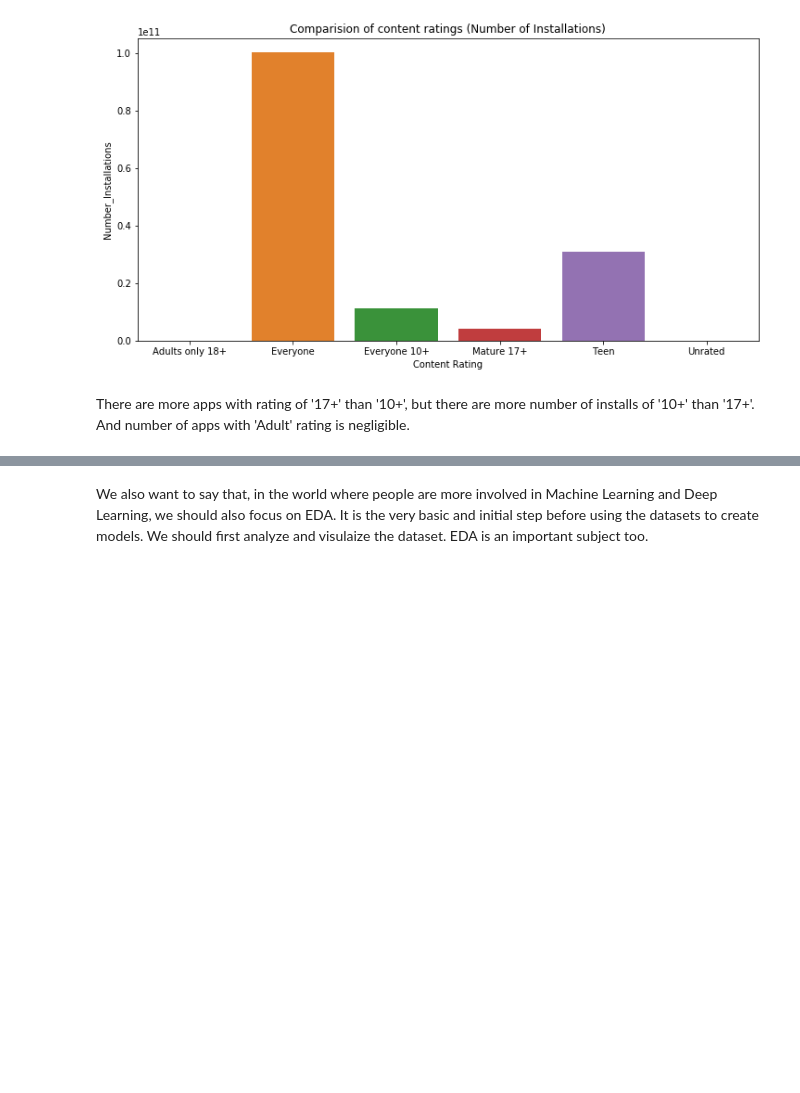
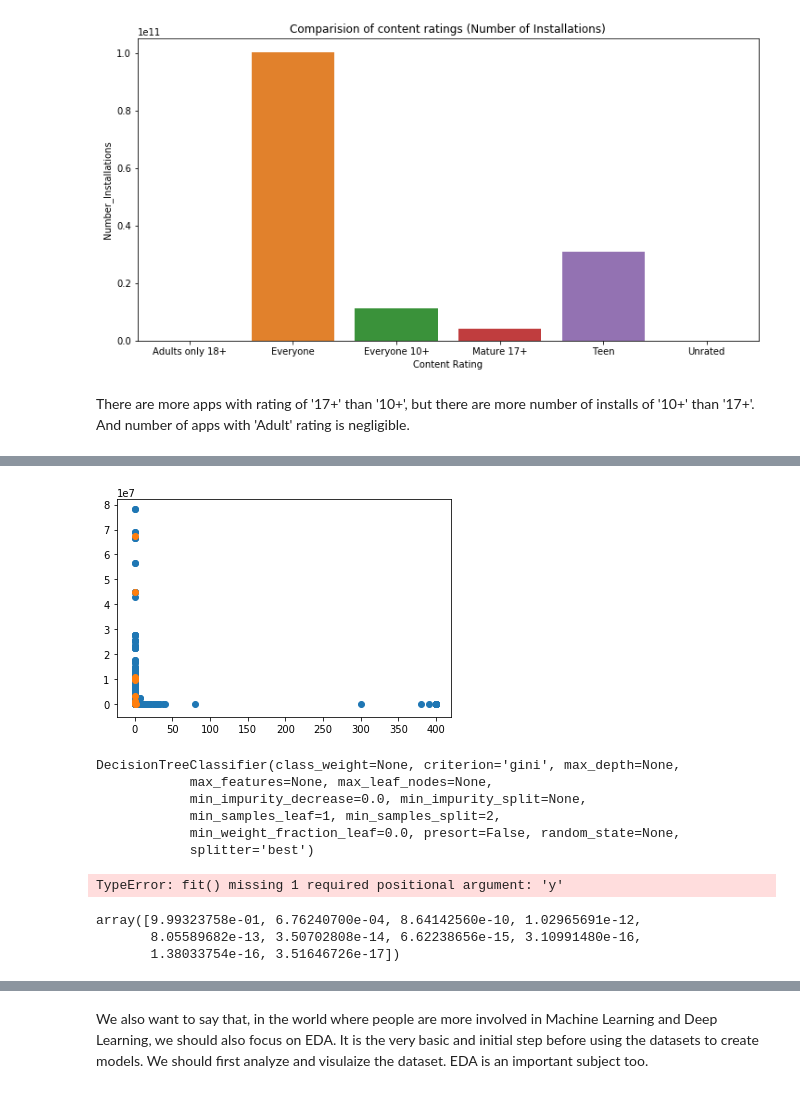
Before and after one commit to Kashish-Chugh/EDA_Play_Store_Apps, a Jupyter notebook: EDA_Google_Play_Store_App_Latest.ipynb, the cells around one changed output, grey strips where cells are left out. Saved outputs shown, nothing was run; the diff lists cells and outputs as text; code cells hidden in the pictures; blank space fills up the shorter version.

Commit message:
updated with kmeans

```diff
--- a/EDA_Google_Play_Store_App_Latest.ipynb
+++ b/EDA_Google_Play_Store_App_Latest.ipynb
@@ -530,0 +638,8 @@ There are more apps with rating of '17+' than '10+', but there are more number o
+# %%
+content_rating=df_new['Content Rating']
+# %%
+def count2(s):
+    return np.where(content_rating == s)[0][0]
+# %%
+df_new['Content Rating']=df_new['Content Rating'].apply(count2)
+df_new.head()
@@ -530,0 +657,2 @@ There are more apps with rating of '17+' than '10+', but there are more number o
+# %%
+kmeans.fit(df_new.values)
@@ -530,0 +692,6 @@ There are more apps with rating of '17+' than '10+', but there are more number o
+# %%
+plt.scatter(df_new.values[:,5],df_new.values[:,2])
+plt.scatter(kmeans.cluster_centers_[:,5],kmeans.cluster_centers_[:,2])
+plt.show()
+# %% [output]
+[figure, added]
@@ -530,0 +701,13 @@ There are more apps with rating of '17+' than '10+', but there are more number o
+# %%
+dt
+# %% [output]
+DecisionTreeClassifier(class_weight=None, criterion='gini', max_depth=None,
+            max_features=None, max_leaf_nodes=None,
+            min_impurity_decrease=0.0, min_impurity_split=None,
+            min_samples_leaf=1, min_samples_split=2,
+            min_weight_fraction_leaf=0.0, presort=False, random_state=None,
+            splitter='best')
+# %%
+dt.fit(df_new.values)
+# %% [output]
+TypeError: fit() missing 1 required positional argument: 'y'
@@ -530,0 +720,6 @@ There are more apps with rating of '17+' than '10+', but there are more number o
+# %%
+pca.explained_variance_ratio_
+# %% [output]
+array([9.99323758e-01, 6.76240700e-04, 8.64142560e-10, 1.02965691e-12,
+       8.05589682e-13, 3.50702808e-14, 6.62238656e-15, 3.10991480e-16,
+       1.38033754e-16, 3.51646726e-17])
```
Also changed, not shown: parts of 34 cells of this notebook.
